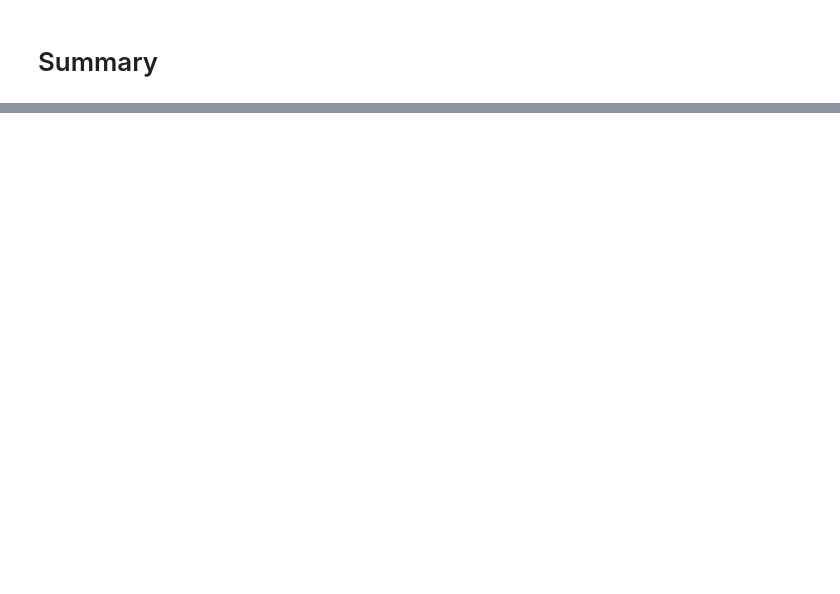
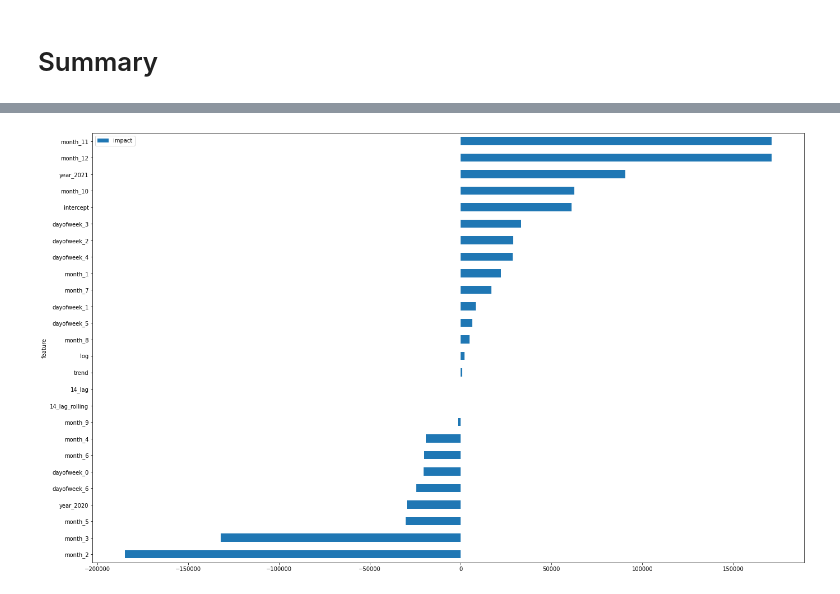
Before and after one commit to lady-pandas/AI-Time-Series-Forecasting-with-Python-, a Jupyter notebook: summary.ipynb, the cells around one changed output, grey strips where cells are left out. Saved outputs shown, nothing was run; the diff lists cells and outputs as text; code cells hidden in the pictures; blank space fills up the shorter version.

```diff
--- a/summary.ipynb
+++ b/summary.ipynb
@@ -112,0 +114,4 @@ Plot
+# %%
+plot_features(results['model'], results['features']);
+# %% [output]
+[figure, added]
```
Also changed, not shown: parts of 9 cells of this notebook, 5 other files.
